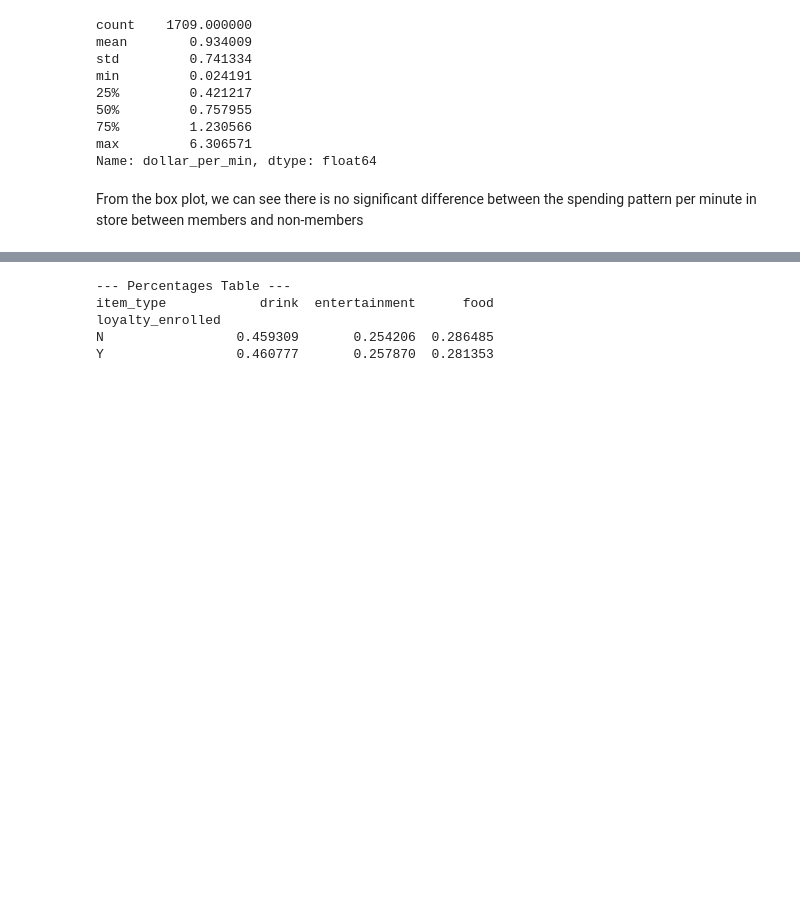
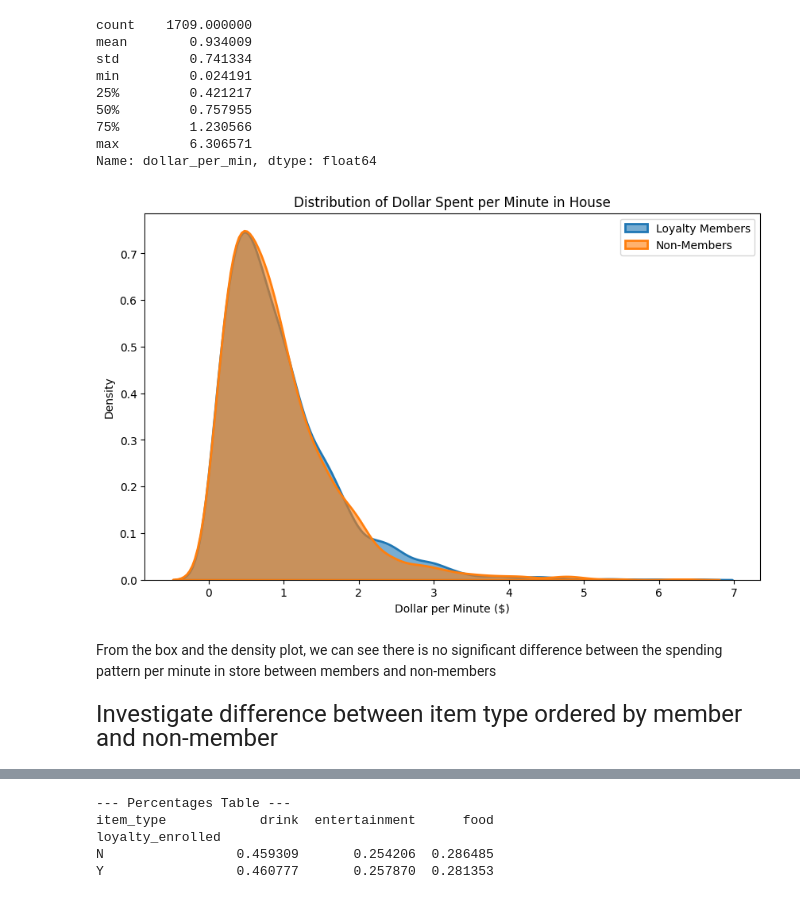
Before and after one commit to ringrongree/calian-casecomp, a Jupyter notebook: loyalty_program_effectiveness.ipynb, the cells around one changed output, grey strips where cells are left out. Saved outputs shown, nothing was run; the diff lists cells and outputs as text; code cells hidden in the pictures; blank space fills up the shorter version.

```diff
--- a/loyalty_program_effectiveness.ipynb
+++ b/loyalty_program_effectiveness.ipynb
@@ -305,8 +333,39 @@ min         0.024191
 75%         1.230566
 max         6.306571
 Name: dollar_per_min, dtype: float64
+# %%
+plt.figure(figsize=(10, 6))
+
+sns.kdeplot(
+    data=memberOrders['dollar_per_min'],
+    label='Loyalty Members',
+    fill=True,    # Fill the area under the curve
+    alpha=0.6,
+    linewidth=2
+)
+
+
+sns.kdeplot(
+    data=nonmemberOrders['dollar_per_min'],
+    label='Non-Members',
+    fill=True,
+    alpha=0.6,
+    linewidth=2
+)
+
+plt.title('Distribution of Dollar Spent per Minute in House')
+plt.xlabel('Dollar per Minute ($)')
+plt.ylabel('Density')
+plt.legend()
+plt.show()
+# %% [output]
+[figure, added]
 # %% [markdown]
-From the box plot, we can see there is no significant difference between the spending pattern per minute in store between members and non-members
+From the box and the density plot, we can see there is no significant difference between the spending pattern per minute in store between members and non-members
+# %% [markdown]
+<font size="5">
+Investigate difference between item type ordered by member and non-member
+</font>
 # %%
 order_details = pd.read_csv('dataset/order_details.csv')
 order_details.head()
```
Also changed, not shown: parts of 4 cells of this notebook.
